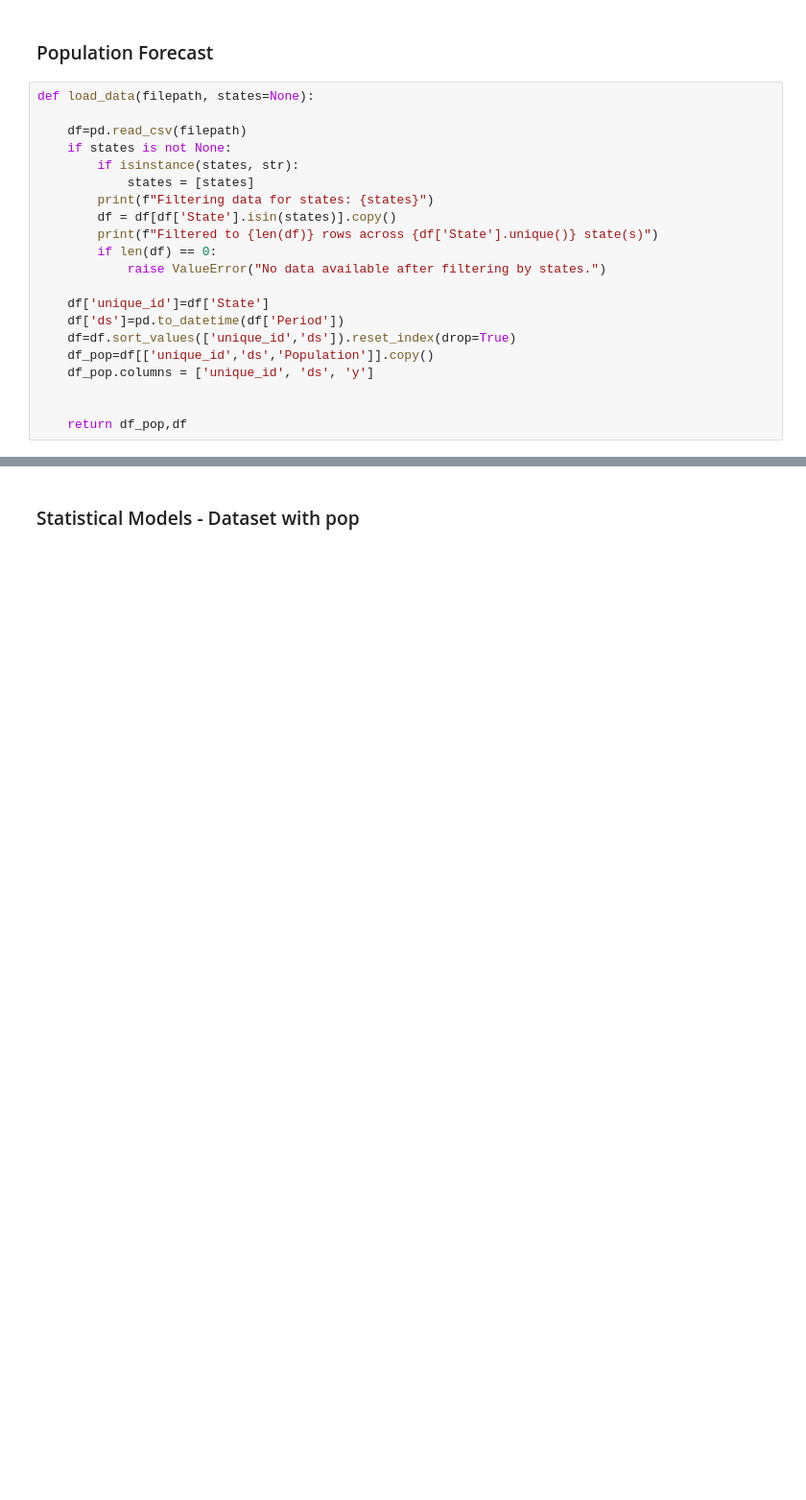
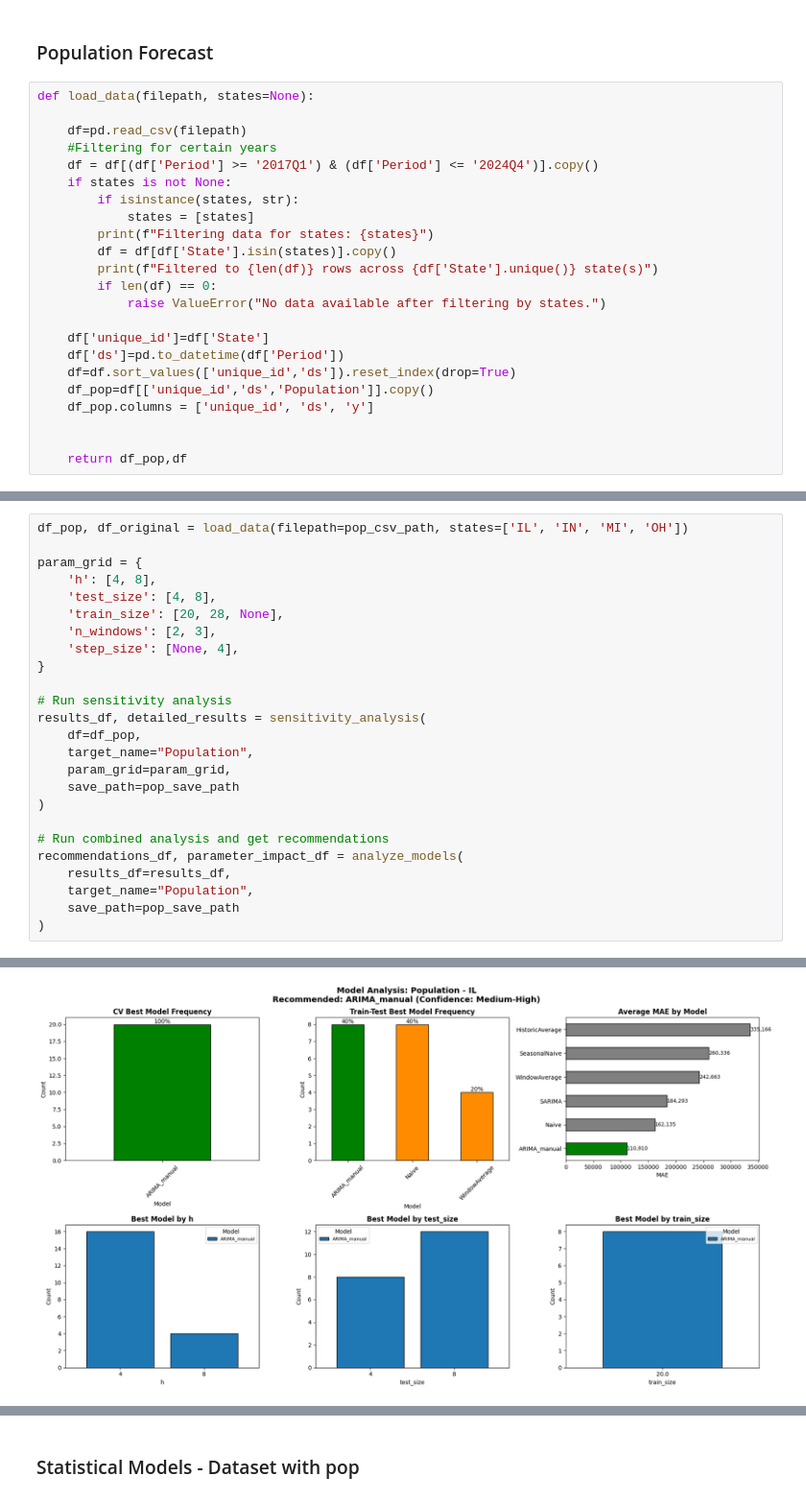
Before and after one commit to Lilianptr/DCMME, a Jupyter notebook: ATC/Forecast_1.ipynb, the cells around one changed output, grey strips where cells are left out. Shown at 96% size. Cells and saved outputs as stored; diff of their text form; blank space fills up the shorter version.

```diff
--- a/ATC/Forecast_1.ipynb
+++ b/ATC/Forecast_1.ipynb
@@ -318,6 +816,8 @@ def plot_train_test_forecasts(df,train_df,test_df,preds_df,target_name,ids_to_pl
 def load_data(filepath, states=None):
 
     df=pd.read_csv(filepath)
+    #Filtering for certain years
+    df = df[(df['Period'] >= '2017Q1') & (df['Period'] <= '2024Q4')].copy()
     if states is not None:
         if isinstance(states, str):
             states = [states]
@@ -424,0 +931,26 @@ States included: ['IN', 'MI', 'IL', 'OH']
+# %%
+df_pop, df_original = load_data(filepath=pop_csv_path, states=['IL', 'IN', 'MI', 'OH'])
+
+param_grid = {
+    'h': [4, 8],
+    'test_size': [4, 8],
+    'train_size': [20, 28, None],
+    'n_windows': [2, 3],
+    'step_size': [None, 4],
+}
+
+# Run sensitivity analysis
+results_df, detailed_results = sensitivity_analysis(
+    df=df_pop,
+    target_name="Population",
+    param_grid=param_grid,
+    save_path=pop_save_path
+)
+
+# Run combined analysis and get recommendations
+recommendations_df, parameter_impact_df = analyze_models(
+    results_df=results_df,
+    target_name="Population",
+    save_path=pop_save_path
+)
+# %% [output]
@@ -424,0 +974 @@ States included: ['IN', 'MI', 'IL', 'OH']
+[figure, added]
```
Also changed, not shown: parts of 11 cells of this notebook, 13 other files.
